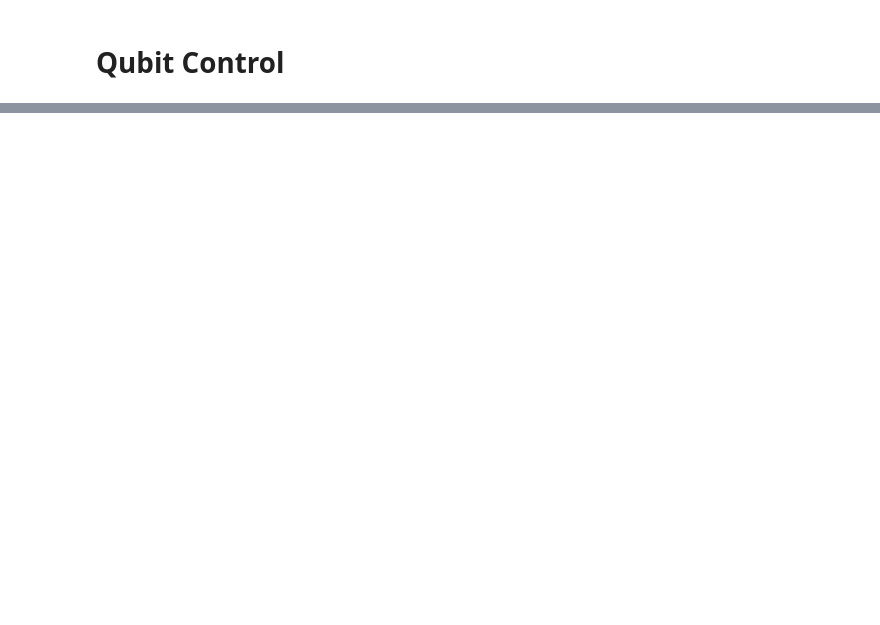
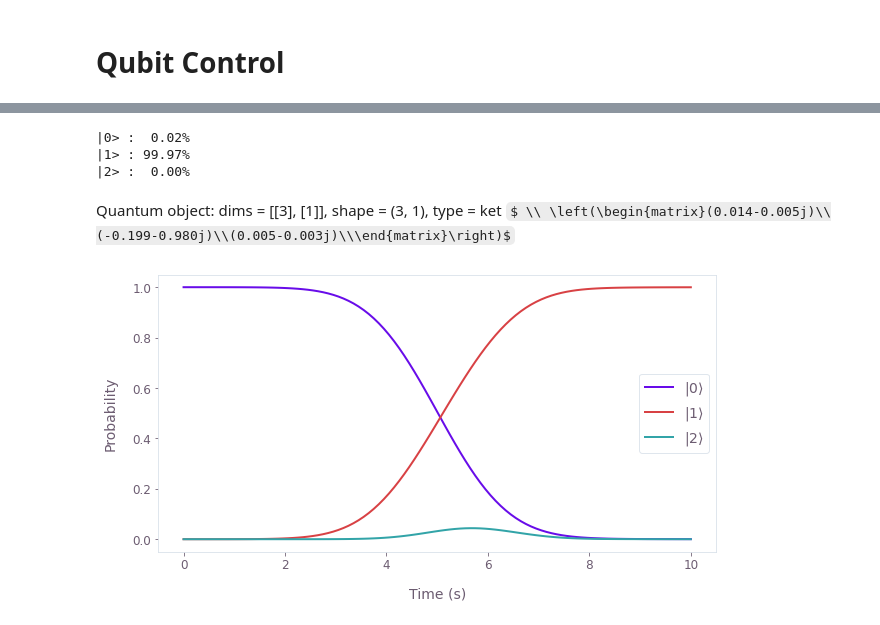
Before and after one commit to amachino/physics-of-qubits, a Jupyter notebook: content/ipynb/qubit-control.ipynb, the cells around one changed output, grey strips where cells are left out. Drawn from its saved outputs; the diff is of its cells as text; code cells hidden in the pictures; some formulas as TeX source; blank space fills up the shorter version.

```diff
--- a/content/ipynb/qubit-control.ipynb
+++ b/content/ipynb/qubit-control.ipynb
@@ -160,0 +203,9 @@ print(populations[-1][1])
+# %%
+result = simulator.simulate(waveform)
+simulator.display_bloch_sphere(result)
+simulator.plot_populations(result)
+simulator.print_final_populations(result)
+
+final_state = result.states[-1]
+display(final_state)
+# %% [output]
@@ -160,0 +214,5 @@ print(populations[-1][1])
+|0> :  0.02%
+|1> : 99.97%
+|2> :  0.00%
+Quantum object: dims = [[3], [1]], shape = (3, 1), type = ket $ \\ \left(\begin{matrix}(0.014-0.005j)\\(-0.199-0.980j)\\(0.005-0.003j)\\\end{matrix}\right)$
+[figure, added]
```
Also changed, not shown: parts of 11 cells of this notebook.
